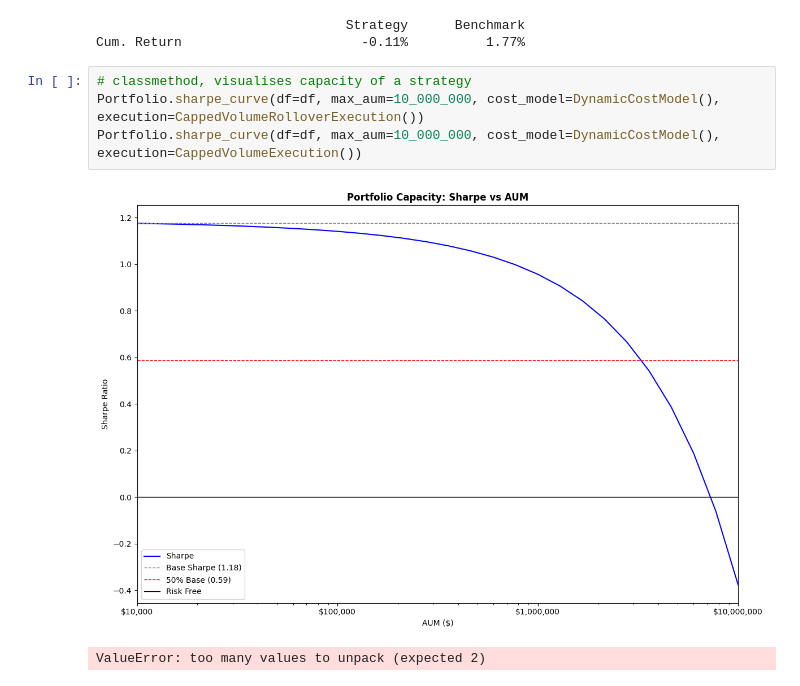
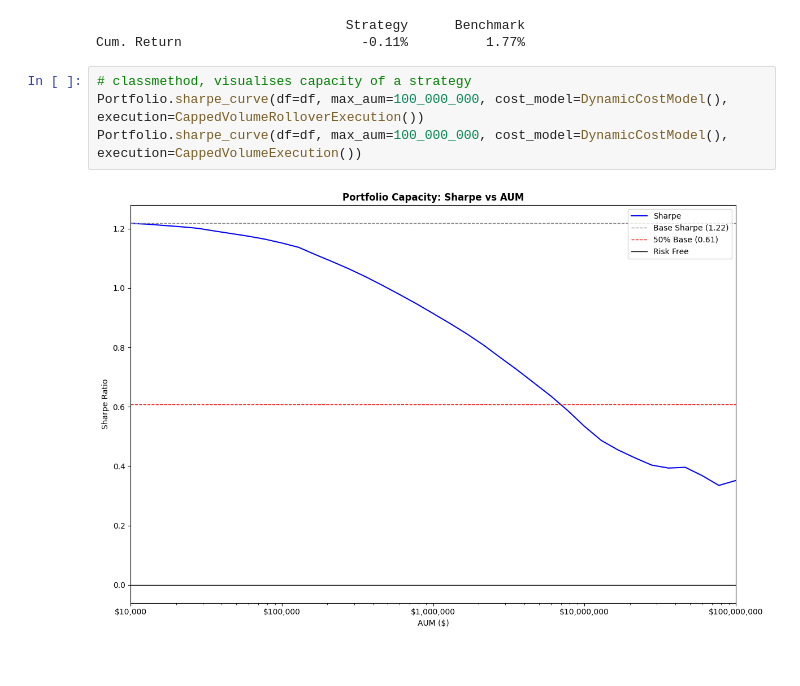
Before and after one commit to nip403/SPY-Strategy-Backtest, a Jupyter notebook: main.ipynb, the cells around one changed output. Cells and saved outputs as stored; diff of their text form.

```diff
--- a/main.ipynb
+++ b/main.ipynb
@@ -103,11 +103,10 @@ print(p.report(day=date(2025, 4, 12)))
 Cum. Return                       -0.11%          1.77%
 # %%
 # classmethod, visualises capacity of a strategy
-Portfolio.sharpe_curve(df=df, max_aum=10_000_000, cost_model=DynamicCostModel(), execution=CappedVolumeRolloverExecution())
-Portfolio.sharpe_curve(df=df, max_aum=10_000_000, cost_model=DynamicCostModel(), execution=CappedVolumeExecution())
+Portfolio.sharpe_curve(df=df, max_aum=100_000_000, cost_model=DynamicCostModel(), execution=CappedVolumeRolloverExecution())
+Portfolio.sharpe_curve(df=df, max_aum=100_000_000, cost_model=DynamicCostModel(), execution=CappedVolumeExecution())
 # %% [output]
-[figure, old version]
+[figure, new version]
-ValueError: too many values to unpack (expected 2)
 # %%
 ps = Portfolio(df, cost_model=DynamicCostModel(), long_permissions=False)
 
```
Also changed, not shown: parts of 5 cells of this notebook, 5 other files.
